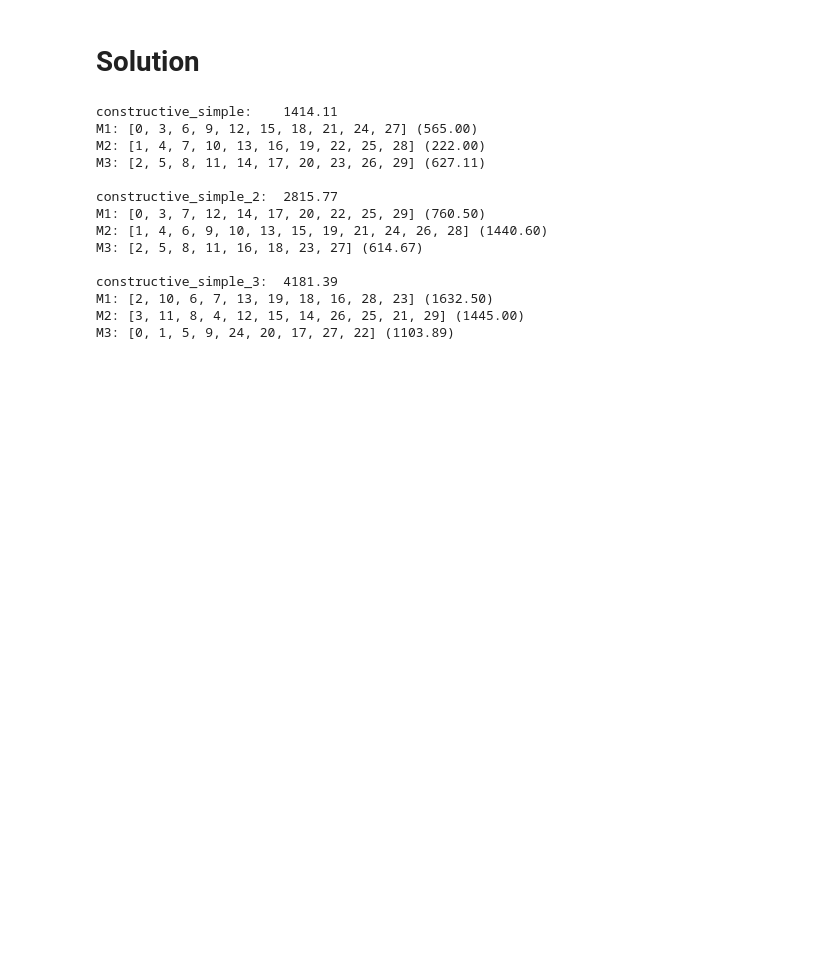
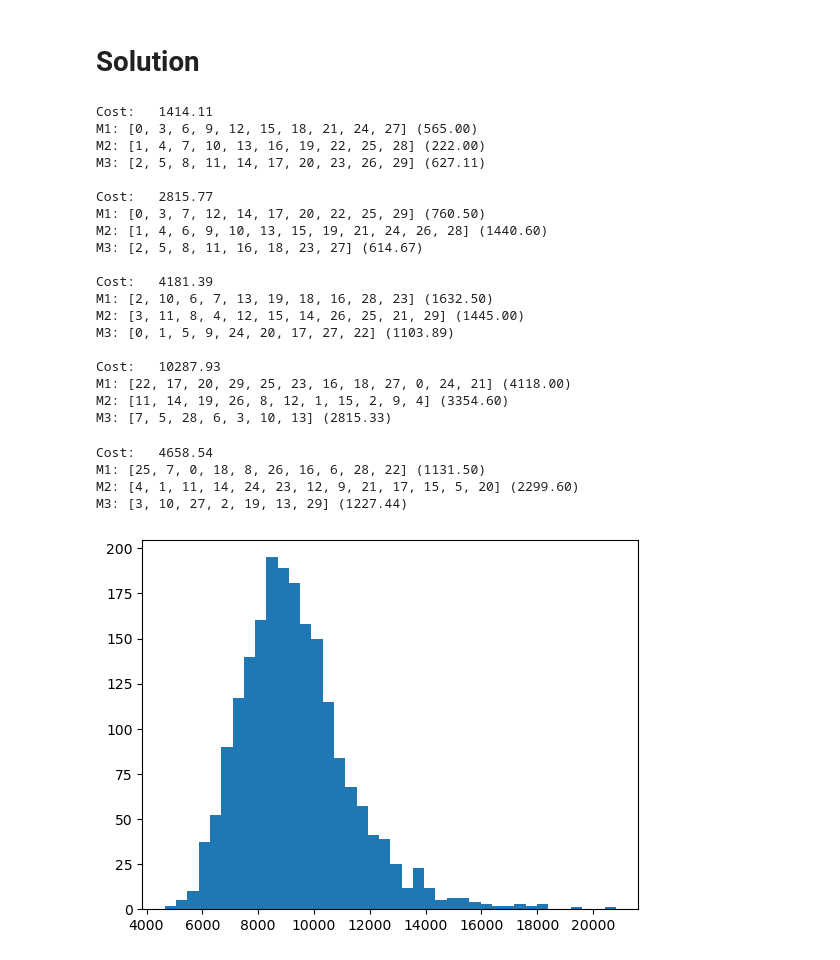
Before and after one commit to sebas-fontys/OR5-paintshop, a Jupyter notebook: solution.ipynb, the cells around one changed output. Saved outputs shown, nothing was run; the diff lists cells and outputs as text; code cells hidden in the pictures; blank space fills up the shorter version.

```diff
--- a/solution.ipynb
+++ b/solution.ipynb
@@ -73,6 +74,8 @@ machine_speeds = {
 machine_speeds
 # %% [output]
 {0: 20, 1: 25, 2: 18}
+# %%
+machine_ids = data["machines"].index.values
 # %%
 # Encode color names for efficiency, set ID as index
 unique_colors = data["setups"]["From colour"].unique()
@@ -217,7 +220,7 @@ class Schedule:
         """Constructs an empty solution.
         """
         self.order_queue = {
-            i: [] for i in machine_speeds.keys()
+            i: [] for i in machine_ids
         }
 
     # Index getter. Example call: "Solution()[i]".
@@ -245,9 +248,7 @@ class Schedule:
     # String conversion. Example call: "print(Schedule())" or "str(Schedule())"
     def __str__(self) -> str:
 
-        return '\n'.join([
-            f"M{machine_id + 1}: {self.order_queue[machine_id]} ({self.get_cost_machine(machine_id):.2f})" for machine_id in machine_speeds.keys()
-        ])
+        return f"Cost: \t{self.get_cost():.2f}\n" + '\n'.join([f'M{machine_id + 1}: {self.order_queue[machine_id]} ({self.get_cost_machine(machine_id):.2f})' for machine_id in machine_ids])
 
     # Returns the solution in pandas.DataFrame form
     def to_dataframe(self) -> pd.DataFrame:
@@ -261,7 +262,7 @@ class Schedule:
             self.order_queue,
         ).rename(columns ={
             machine_id: f"M{machine_id + 1}"
-            for machine_id in machine_speeds.keys()
+            for machine_id in machine_ids
         })
 
     # Return the time at which the machine with the specified ID finishes it's order queue
@@ -423,26 +424,73 @@ def heuristic_constructive_simple_3() -> Schedule:
         schedule[machine_id_next] += [order_id]
 
     return schedule
+# %%
+def heuristic_constructive_random() -> Schedule:
+    """Constructs a solution according to the following heuristic:
+    1. Create an empty solution. (Empty lists (representing order-numbers) by machine-numbers in a dictionary)
+    2. Assign the order with the lowest order-number to the machine with the lowest amount of assigned orders, adding it to the end to the order-queue for that machine. The tiebreaking rule is that the machine with the lowest machine-number gets the order.
+    3. Go to step 2 unless all orders are assigned.
+
+    Returns:
+        dict[int, list[int]]: The constructed solution.
+    """
+
+
+    # Construct an empty solution dictionary.
+    schedule = Schedule()
+
+    order_ids_remaining = orders.index.values
+
+    while len(order_ids_remaining) > 0:
+
+        next_order_id_index = rng.choice(range(len(order_ids_remaining)))
+
+        schedule[rng.choice(machine_ids)] += [order_ids_remaining[next_order_id_index]]
+
+        order_ids_remaining = np.delete(order_ids_remaining, next_order_id_index)
+    return schedule
 # %%
 print('\n\n'.join([
-    f"{heuristic}: \t{schedule.get_cost():.2f}\n{schedule}" for heuristic, schedule in {
+    f"{schedule}" for heuristic, schedule in {
         "constructive_simple": heuristic_constructive_simple(),
         "constructive_simple_2": heuristic_constructive_simple_2(),
-        "constructive_simple_3": heuristic_constructive_simple_3()
+        "constructive_simple_3": heuristic_constructive_simple_3(),
+        "constructive_random": heuristic_constructive_random()
     }.items()
 ]))
 # %% [output]
-constructive_simple:    1414.11
+Cost:   1414.11
 M1: [0, 3, 6, 9, 12, 15, 18, 21, 24, 27] (565.00)
 M2: [1, 4, 7, 10, 13, 16, 19, 22, 25, 28] (222.00)
 M3: [2, 5, 8, 11, 14, 17, 20, 23, 26, 29] (627.11)
 
-constructive_simple_2:  2815.77
+Cost:   2815.77
 M1: [0, 3, 7, 12, 14, 17, 20, 22, 25, 29] (760.50)
 M2: [1, 4, 6, 9, 10, 13, 15, 19, 21, 24, 26, 28] (1440.60)
 M3: [2, 5, 8, 11, 16, 18, 23, 27] (614.67)
 
-constructive_simple_3:  4181.39
+Cost:   4181.39
 M1: [2, 10, 6, 7, 13, 19, 18, 16, 28, 23] (1632.50)
 M2: [3, 11, 8, 4, 12, 15, 14, 26, 25, 21, 29] (1445.00)
 M3: [0, 1, 5, 9, 24, 20, 17, 27, 22] (1103.89)
+
+Cost:   10287.93
+M1: [22, 17, 20, 29, 25, 23, 16, 18, 27, 0, 24, 21] (4118.00)
+M2: [11, 14, 19, 26, 8, 12, 1, 15, 2, 9, 4] (3354.60)
+M3: [7, 5, 28, 6, 3, 10, 13] (2815.33)
+# %%
+random_schedules = sorted([heuristic_constructive_random() for i in range(2000)], key = lambda schedule: schedule.get_cost())
+# %%
+print(random_schedules[0])
+# %% [output]
+Cost:   4658.54
+M1: [25, 7, 0, 18, 8, 26, 16, 6, 28, 22] (1131.50)
+M2: [4, 1, 11, 14, 24, 23, 12, 9, 21, 17, 15, 5, 20] (2299.60)
+M3: [3, 10, 27, 2, 19, 13, 29] (1227.44)
+# %%
+import matplotlib.pyplot as plt
+
+plt.hist([s.get_cost() for s in random_schedules], bins = 30)
+plt.show()
+# %% [output]
+[figure, added]
```
Also changed, not shown: parts of 6 cells of this notebook.
